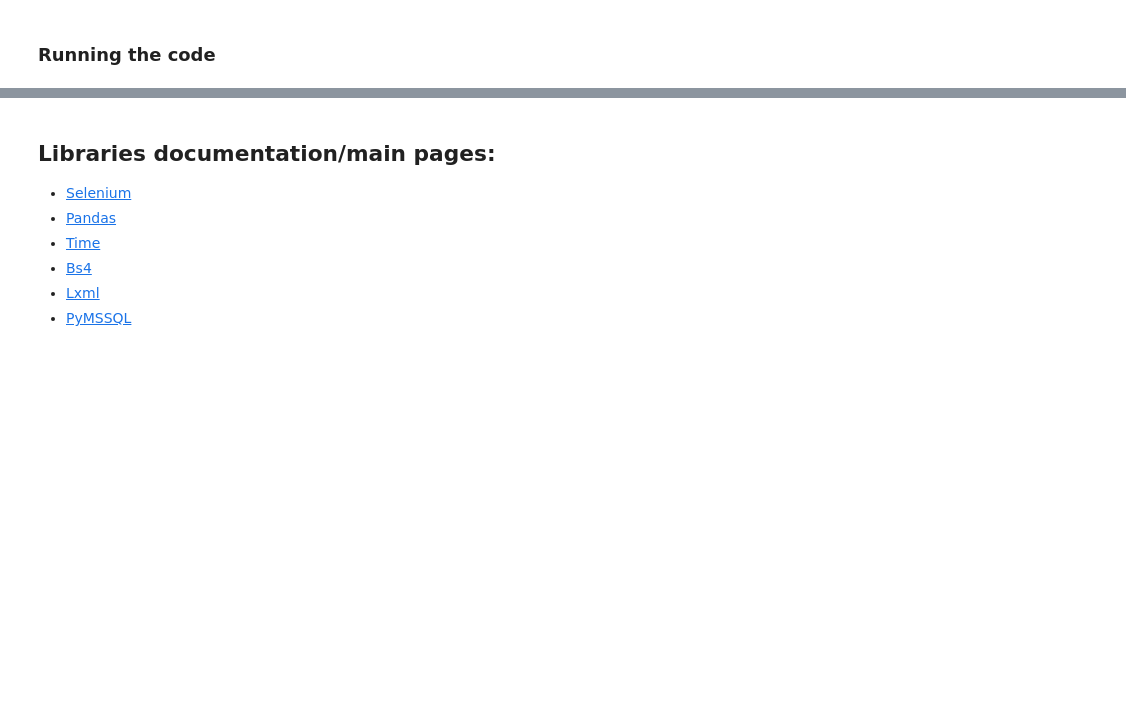
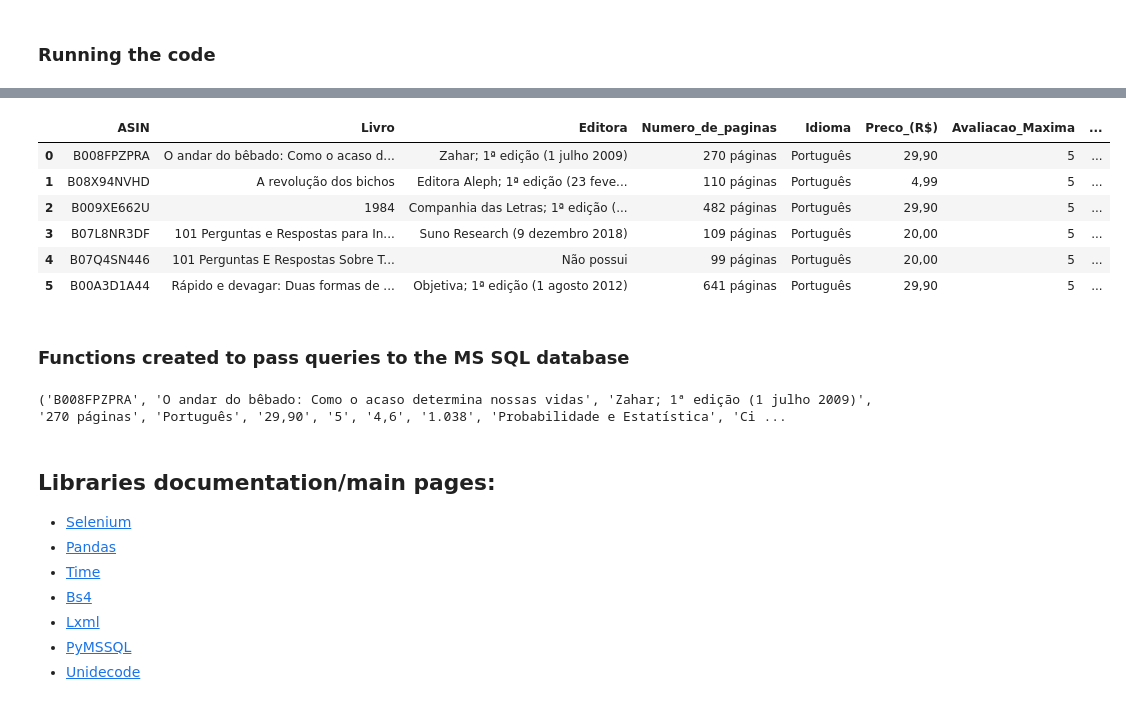
Before and after one commit to alerlemos/Projects, a Jupyter notebook: Scrapping Amazon Website for Book Information/Amazon_Book_Info_Search.ipynb, the cells around one changed output, grey strips where cells are left out. Drawn from its saved outputs; the diff is of its cells as text; code cells hidden in the pictures; blank space fills up the shorter version.

Commit message:
Added the connection to the MSSQL server

```diff
--- a/Scrapping Amazon Website for Book Information/Amazon_Book_Info_Search.ipynb
+++ b/Scrapping Amazon Website for Book Information/Amazon_Book_Info_Search.ipynb
@@ -267,0 +299,37 @@ books_info
+# %%
+# List of desired information
+desired_columns = ['ASIN',                      # Amazon code for the book
+                   'Livro',                     # Name of the book
+                   'Editora',                   # Publisher
+                   'Numero_de_paginas',         # Number of pages
+                   'Idioma',                    # Language
+                   'Preco_(R$)',                # Price
+                   'Avaliacao_Maxima',          # Maixum possible score
+                   'Avaliacoes_dos_clientes',   # User score
+                   'Classificacoes',            # Number of avaluations made by the users
+                   'Categoria_1',               # Book category 1
+                   'Categoria_2',               # Book category 2
+                   'Categoria_3',               # Book category 3
+                   'Ranking_Categoria_1',       # Ranking in category 1
+                   'Ranking_Categoria_2',       # Ranking in category 2
+                   'Ranking_Categoria_3',       # Ranking in category 3
+                   'Inicio_leitura',            # Date of the begin of the reading
+                   'Fim_leitura'                # Date of the end of the reading
+                  ]
+
+# Creating the DataFrame with the desired informations
+desired_books_info = books_info[desired_columns]
+# %%
+#desired_books_info.head()
+desired_books_info = desired_books_info.fillna('Não possui')   # Replacing the NaN values
+desired_books_info
+# %% [output]
+|  | ASIN | Livro | Editora | Numero_de_paginas | Idioma | Preco_(R$) | Avaliacao_Maxima | ... |
+| 0 | B008FPZPRA | O andar do bêbado: Como o acaso d... | Zahar; 1ª edição (1 julho 2009) | 270 páginas | Português | 29,90 | 5 | ... |
+| 1 | B08X94NVHD | A revolução dos bichos | Editora Aleph; 1ª edição (23 feve... | 110 páginas | Português | 4,99 | 5 | ... |
+| 2 | B009XE662U | 1984 | Companhia das Letras; 1ª edição (... | 482 páginas | Português | 29,90 | 5 | ... |
+| 3 | B07L8NR3DF | 101 Perguntas e Respostas para In... | Suno Research (9 dezembro 2018) | 109 páginas | Português | 20,00 | 5 | ... |
+| 4 | B07Q4SN446 | 101 Perguntas E Respostas Sobre T... | Não possui | 99 páginas | Português | 20,00 | 5 | ... |
+| 5 | B00A3D1A44 | Rápido e devagar: Duas formas de ... | Objetiva; 1ª edição (1 agosto 2012) | 641 páginas | Português | 29,90 | 5 | ... |
+# %% [markdown]
+### Functions created to pass queries to the MS SQL database
@@ -268,3 +395,30 @@ books_info
+# %%
+# Setting the connection information
+server = 'DESKTOP-0G2DG50'
+user = 'sa'
+password = 'xande123321'
+conn = pymssql.connect(server, user, password, "teste_livros")
+
+# Creating the cursor
+cursor = conn.cursor()
+
+# Creating the table
+create_table_sql(cursor, desired_columns, desired_books_info)
+
+# Inserting data into the table
+insert_into_table_sql(cursor, desired_books_info)
+
+# Printing the first row in the table
+cursor.execute("SELECT TOP 1 * FROM Book_Info")
+row = cursor.fetchone()
+while row:
+    print(row)
+    row = cursor.fetchone()
+
+# Closing the connection
+conn.close()
+# %% [output]
+('B008FPZPRA', 'O andar do bêbado: Como o acaso determina nossas vidas', 'Zahar; 1ª edição (1 julho 2009)', '270 páginas', 'Português', '29,90', '5', '4,6', '1.038', 'Probabilidade e Estatística', 'Ci ...
 # %% [markdown]
 ## Libraries documentation/main pages:
 - <a href="https://selenium-python.readthedocs.io/index.html">Selenium</a>
@@ -273,3 +427,4 @@ books_info
 - <a href="https://www.crummy.com/software/BeautifulSoup/bs4/doc/">Bs4</a>
 - <a href="https://lxml.de/">Lxml</a>
 - <a href="https://pypi.org/project/pymssql/">PyMSSQL</a>
+- <a href="https://pypi.org/project/Unidecode/">Unidecode</a>
```
Also changed, not shown: parts of 8 cells of this notebook.
